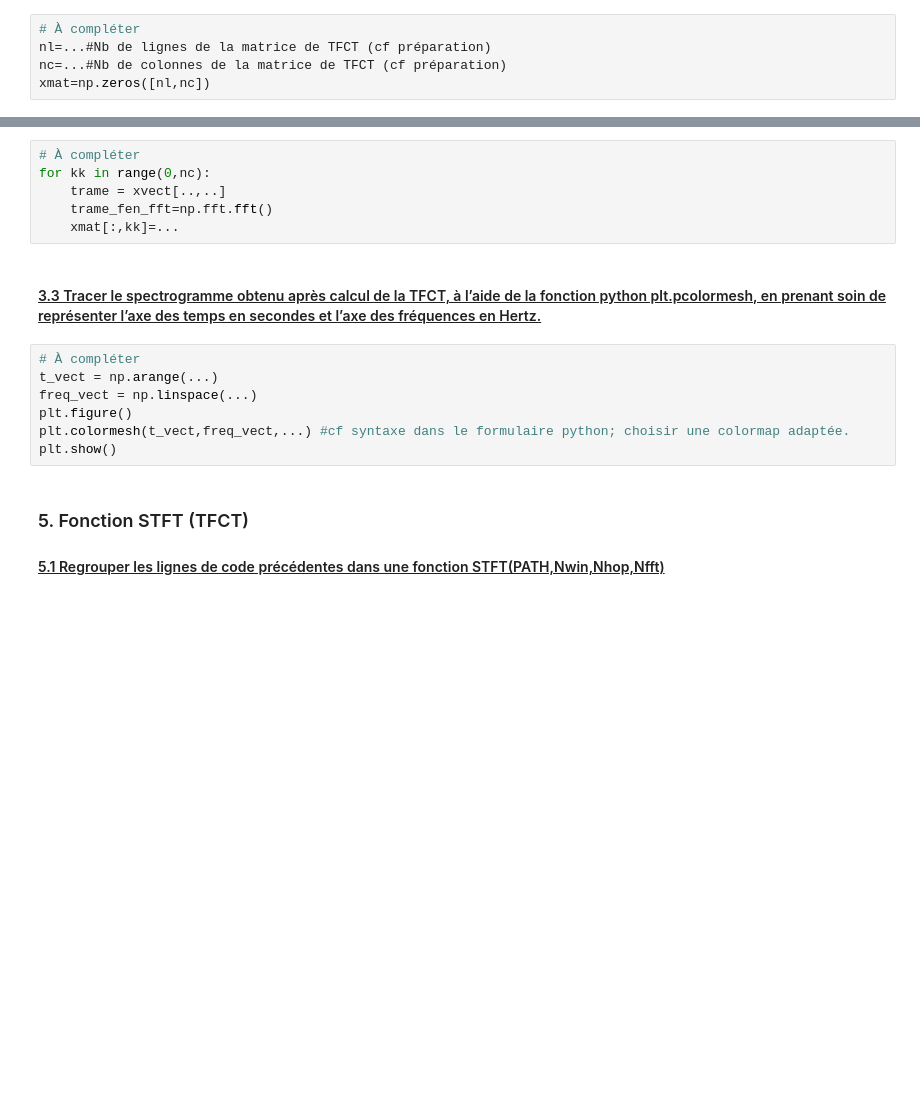
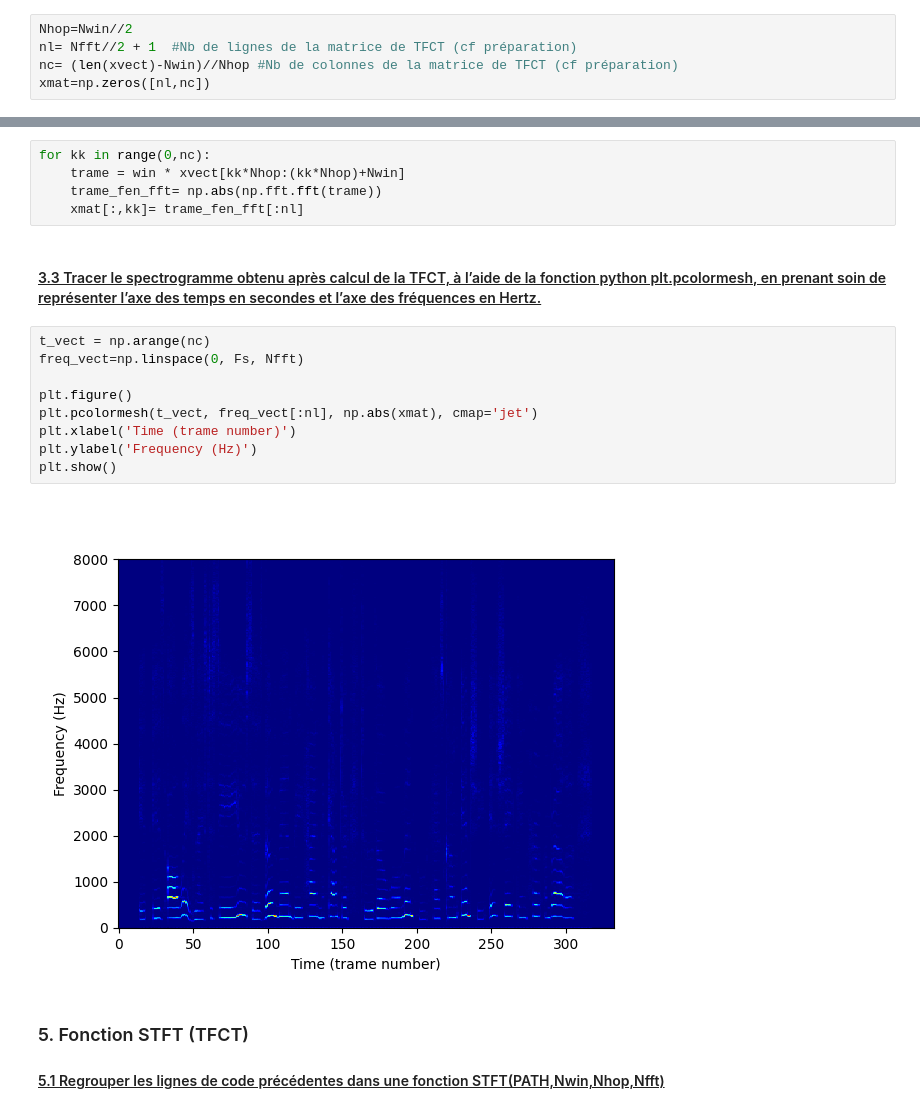
Before and after one commit to SharaineMALARVIJY/S1_Traitement_du_son, a Jupyter notebook: TP2/TP2_Son1.ipynb, the cells around one changed output, grey strips where cells are left out. Drawn from its saved outputs; the diff is of its cells as text; blank space fills up the shorter version.

```diff
--- a/TP2/TP2_Son1.ipynb
+++ b/TP2/TP2_Son1.ipynb
@@ -95,27 +136,30 @@ plt.plot(freq_vect,np.abs(trame_fen_fft))
 #### On se propose de calculer les TFD de chaque trame et de les ranger dans les L colonnes de xmat.
 #### <u>3.1  Déclarer la matrice xmat de TFCT initialement nulle.
 # %%
-# À compléter
-nl=...#Nb de lignes de la matrice de TFCT (cf préparation)
-nc=...#Nb de colonnes de la matrice de TFCT (cf préparation)
+Nhop=Nwin//2
+nl= Nfft//2 + 1  #Nb de lignes de la matrice de TFCT (cf préparation)
+nc= (len(xvect)-Nwin)//Nhop #Nb de colonnes de la matrice de TFCT (cf préparation)
 xmat=np.zeros([nl,nc])
 # %% [markdown]
 #### <u>3.2 Remplir les colonnes de xmat à l'aide d'une boucle 'for'.
 # %%
-# À compléter
 for kk in range(0,nc):
-    trame = xvect[..,..]
-    trame_fen_fft=np.fft.fft()
-    xmat[:,kk]=...
+    trame = win * xvect[kk*Nhop:(kk*Nhop)+Nwin]
+    trame_fen_fft= np.abs(np.fft.fft(trame))
+    xmat[:,kk]= trame_fen_fft[:nl]
 # %% [markdown]
 #### <u>3.3 Tracer le spectrogramme obtenu après calcul de la TFCT, à l’aide de la fonction python plt.pcolormesh, en prenant soin de représenter l’axe des temps en secondes et l’axe des fréquences en Hertz.
 # %%
-# À compléter
-t_vect = np.arange(...)
-freq_vect = np.linspace(...)
+t_vect = np.arange(nc)
+freq_vect=np.linspace(0, Fs, Nfft)
+
 plt.figure()
-plt.colormesh(t_vect,freq_vect,...) #cf syntaxe dans le formulaire python; choisir une colormap adaptée.
+plt.pcolormesh(t_vect, freq_vect[:nl], np.abs(xmat), cmap='jet')
+plt.xlabel('Time (trame number)')
+plt.ylabel('Frequency (Hz)')
 plt.show()
+# %% [output]
+[figure, added]
 # %% [markdown]
 ### 5. Fonction STFT (TFCT)
 #### <u>5.1 Regrouper les lignes de code précédentes dans une fonction STFT(PATH,Nwin,Nhop,Nfft)
```
Also changed, not shown: parts of 19 cells of this notebook.
